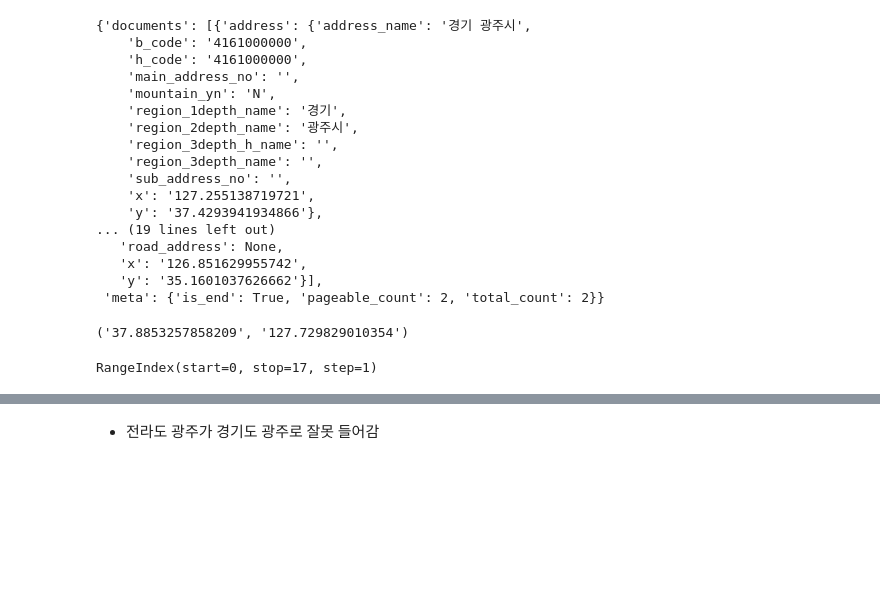
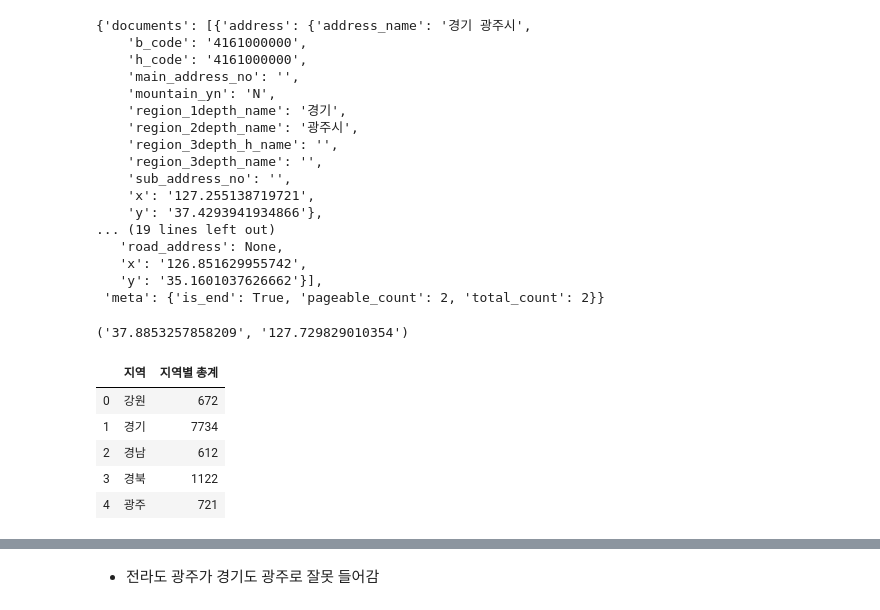
Before and after one commit to beegramin9/Python-DataScience-Hoseo-ProjectData, a Jupyter notebook: Ch5_코로나(openAPI)/전국/1_전국.ipynb, the cells around one changed output, grey strips where cells are left out. Cells and saved outputs as stored; diff of their text form; code cells hidden in the pictures; blank space fills up the shorter version.

```diff
--- a/Ch5_코로나(openAPI)/1_오픈api.ipynb
+++ b/Ch5_코로나(openAPI)/전국/1_전국.ipynb
@@ -586,7 +586,12 @@ lng = result['documents'][0]['x']
 lat, lng
 # %% [output]
 ('37.8853257858209', '127.729829010354')
-# %%
-total.index
-# %% [output]
-RangeIndex(start=0, stop=17, step=1)
+# %%
+total_foilum.head()
+# %% [output]
+|  | 지역 | 지역별 총계 |
+| 0 | 강원 | 672 |
+| 1 | 경기 | 7734 |
+| 2 | 경남 | 612 |
+| 3 | 경북 | 1122 |
+| 4 | 광주 | 721 |
```
Also changed, not shown: parts of 5 cells of this notebook, 3 other files.
